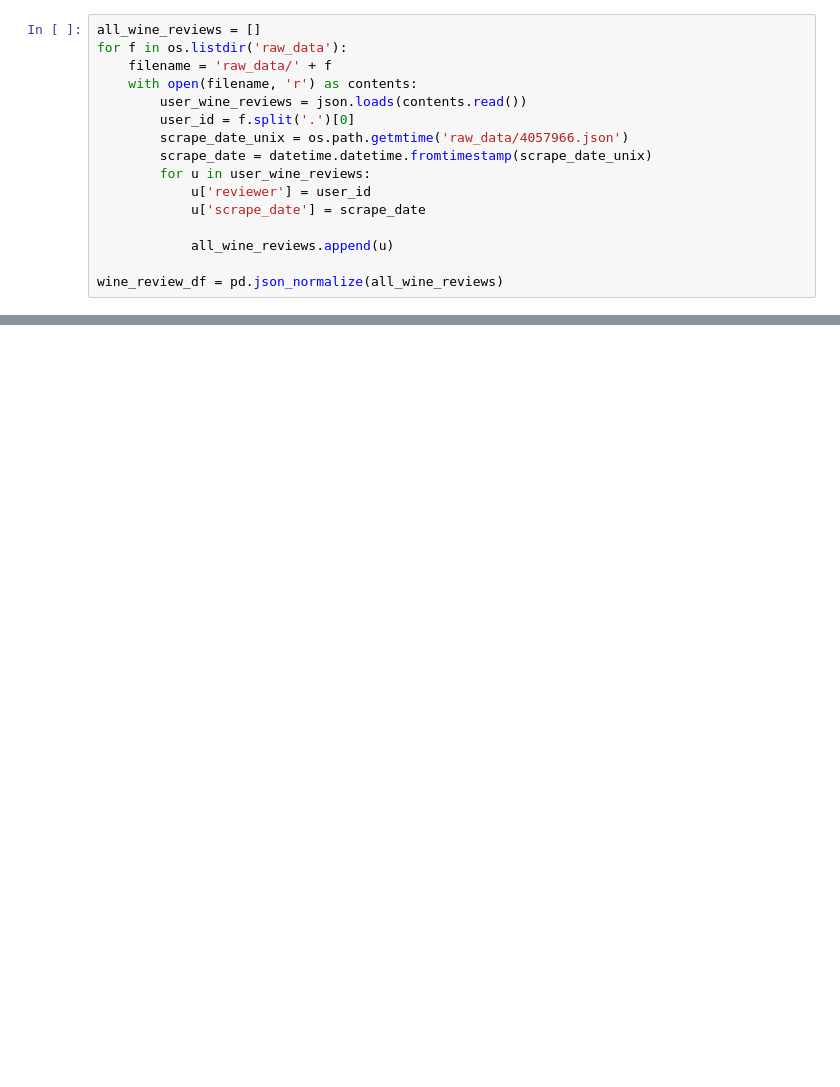
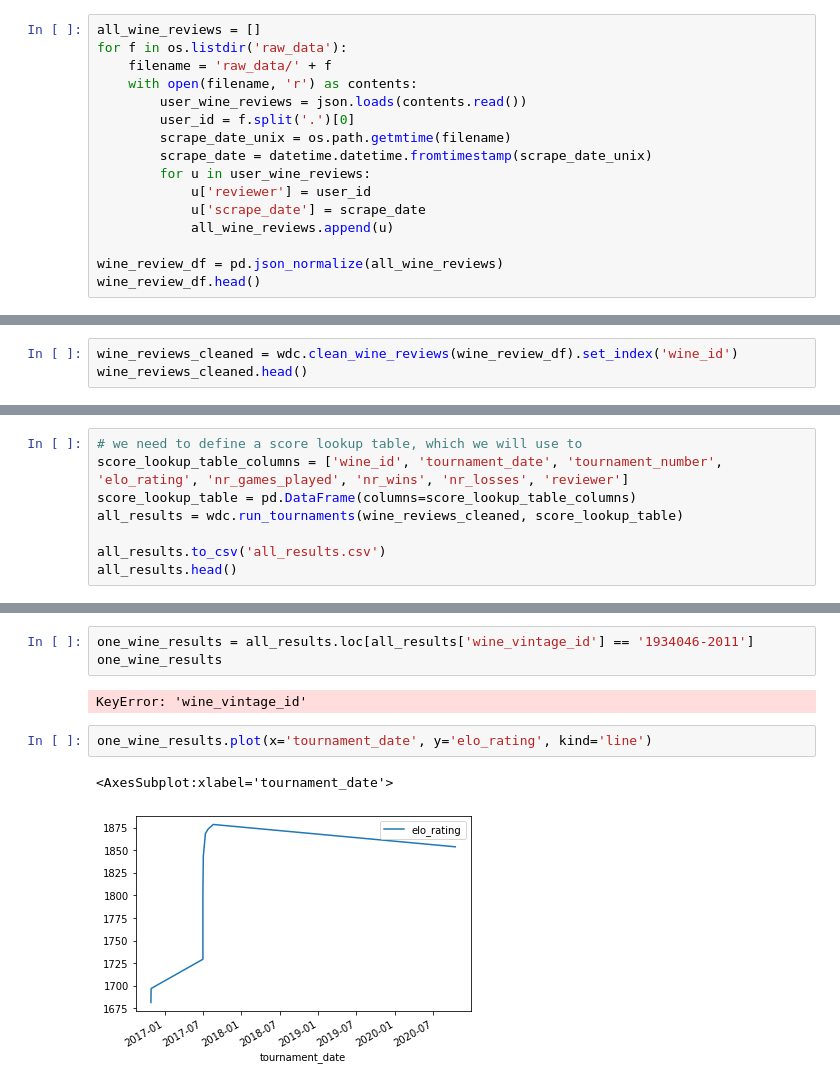
Before and after one commit to RoaldSchuring/WineELO, a Jupyter notebook: wine_elo.ipynb, the cells around one changed output, grey strips where cells are left out. Drawn from its saved outputs; the diff is of its cells as text; blank space fills up the shorter version.

```diff
--- a/wine_elo.ipynb
+++ b/wine_elo.ipynb
@@ -14,12 +19,12 @@ for f in os.listdir('raw_data'):
     with open(filename, 'r') as contents:
         user_wine_reviews = json.loads(contents.read())
         user_id = f.split('.')[0]
-        scrape_date_unix = os.path.getmtime('raw_data/4057966.json')
+        scrape_date_unix = os.path.getmtime(filename)
         scrape_date = datetime.datetime.fromtimestamp(scrape_date_unix)
         for u in user_wine_reviews:
             u['reviewer'] = user_id
             u['scrape_date'] = scrape_date
-
             all_wine_reviews.append(u)
 
 wine_review_df = pd.json_normalize(all_wine_reviews)
+wine_review_df.head()
@@ -224,0 +62,3 @@ print(player.initialized_rating)
+# %%
+wine_reviews_cleaned = wdc.clean_wine_reviews(wine_review_df).set_index('wine_id')
+wine_reviews_cleaned.head()
@@ -224,0 +83,8 @@ print(player.initialized_rating)
+# %%
+# we need to define a score lookup table, which we will use to
+score_lookup_table_columns = ['wine_id', 'tournament_date', 'tournament_number', 'elo_rating', 'nr_games_played', 'nr_wins', 'nr_losses', 'reviewer']
+score_lookup_table = pd.DataFrame(columns=score_lookup_table_columns)
+all_results = wdc.run_tournaments(wine_reviews_cleaned, score_lookup_table)
+
+all_results.to_csv('all_results.csv')
+all_results.head()
@@ -224,0 +146,10 @@ print(player.initialized_rating)
+# %%
+one_wine_results = all_results.loc[all_results['wine_vintage_id'] == '1934046-2011']
+one_wine_results
+# %% [output]
+KeyError: 'wine_vintage_id'
+# %%
+one_wine_results.plot(x='tournament_date', y='elo_rating', kind='line')
+# %% [output]
+<AxesSubplot:xlabel='tournament_date'>
+[figure, added]
```
Also changed, not shown: parts of 18 cells of this notebook, 4 other files.
